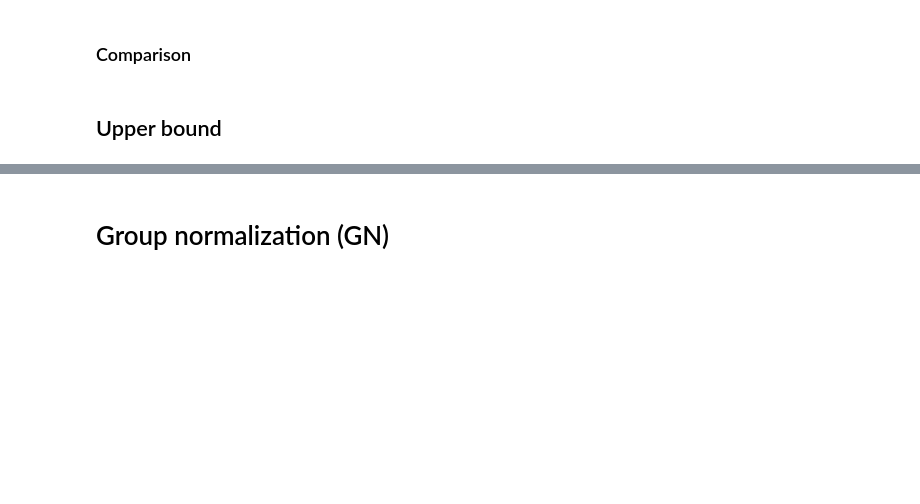
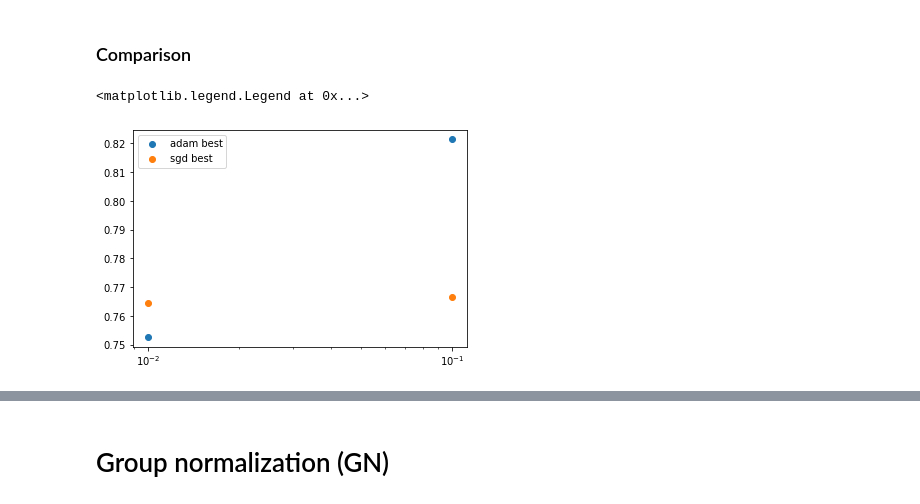
Before and after one commit to GiuseppeGalilei/MLDLproject, a Jupyter notebook: centralized/centralized.ipynb, the cells around one changed output, grey strips where cells are left out. Cells and saved outputs as stored; diff of their text form; code cells hidden in the pictures; blank space fills up the shorter version.

```diff
--- a/centralized/centralized.ipynb
+++ b/centralized/centralized.ipynb
@@ -284,9 +277,11 @@ for cv in tqdm([1e-1, 1e-2]):
 # %%
 df_clip.to_csv("clip_comparison.csv")
 # %%
-df_clip = pd.read_csv("clip_comparison.csv")
-plt.scatter([1e-1, 1e-2], df_clip.loc[df_clip["optim"]=="adam", "acc"], label="adam best")
-plt.scatter([1e-1, 1e-2], df_clip.loc[df_clip["optim"]=="sgd", "acc"], label="sgd best")
+# df_clip = pd.read_csv("clip_comparison.csv")
+plt.scatter(df_clip.loc[df_clip["optim"]=="adam", "clip_value"], df_clip.loc[df_clip["optim"]=="adam", "acc"], label="adam best")
+plt.scatter(df_clip.loc[df_clip["optim"]=="sgd", "clip_value"], df_clip.loc[df_clip["optim"]=="sgd", "acc"], label="sgd best")
 plt.xscale("log")
+plt.legend()
+# %% [output]
+<matplotlib.legend.Legend at 0x...>
+[figure, added]
-# %% [markdown]
-## Upper bound
```
Also changed, not shown: parts of 29 cells of this notebook, 3 other files.
